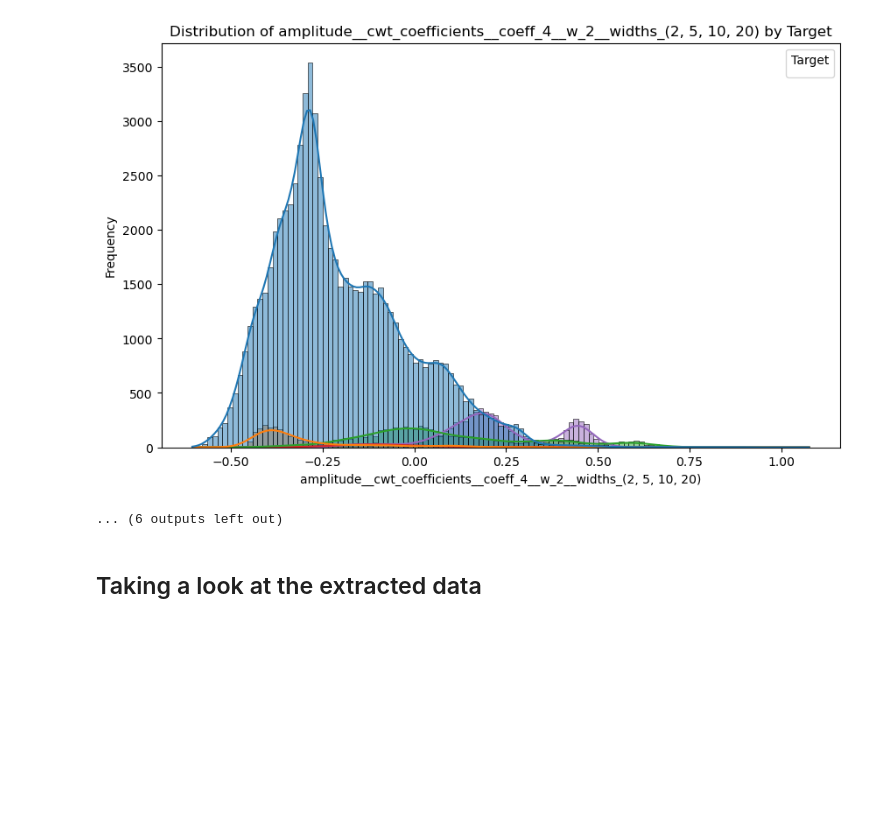
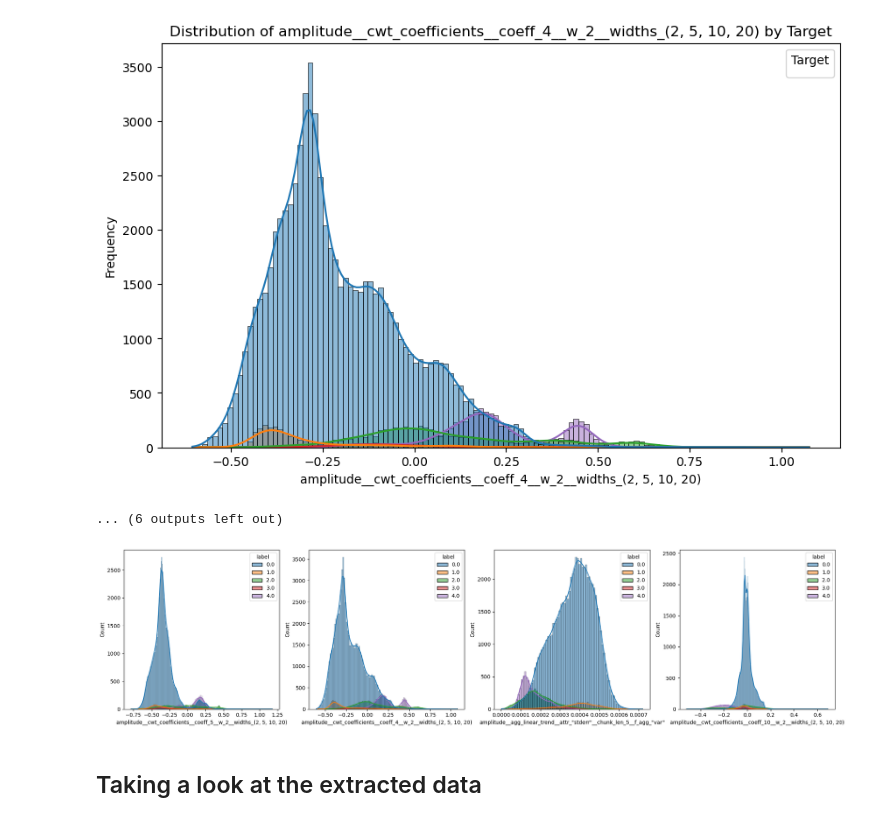
Before and after one commit to rtonetwotree/phase_5_project_ecg, a Jupyter notebook: notebooks/time_series_PCA_baseline.ipynb, the cells around one changed output. Cells and saved outputs as stored; diff of their text form; code cells hidden in the pictures; blank space fills up the shorter version.

```diff
--- a/notebooks/time_series_PCA_baseline.ipynb
+++ b/notebooks/time_series_PCA_baseline.ipynb
@@ -218,6 +192,29 @@ No artists with labels found to put in legend.  Note that artists whose label st
 No artists with labels found to put in legend.  Note that artists whose label start with an underscore are ignored when legend() is called with no argument.
 [figure]
 ... (6 outputs left out)
+# %%
+import pandas as pd
+import matplotlib.pyplot as plt
+import seaborn as sns
+
+# Assuming 'extracted_features' is your DataFrame that now includes a 'label' column with numerical values
+# Note: Ensure 'label' column in 'extracted_features' DataFrame contains the numerical target labels
+
+# Set up the subplots
+fig, axes = plt.subplots(nrows=1, ncols=4, figsize=(20, 5))
+
+# Plot histograms with numerical labels as hue
+# Example feature names should be replaced with actual feature names from your DataFrame
+sns.histplot(data=extracted_features, x='amplitude__cwt_coefficients__coeff_5__w_2__widths_(2, 5, 10, 20)', kde=True, hue='label', palette="tab10", ax=axes[0])
+sns.histplot(data=extracted_features, x='amplitude__cwt_coefficients__coeff_4__w_2__widths_(2, 5, 10, 20)', kde=True, hue='label', palette="tab10", ax=axes[1])
+sns.histplot(data=extracted_features, x='amplitude__agg_linear_trend__attr_"stderr"__chunk_len_5__f_agg_"var"', kde=True, hue='label', palette="tab10", ax=axes[2])
+sns.histplot(data=extracted_features, x='amplitude__cwt_coefficients__coeff_10__w_2__widths_(2, 5, 10, 20)', kde=True, hue='label', palette="tab10", ax=axes[3])
+
+# Set plot layout and show plots
+plt.tight_layout()
+plt.show()
+# %% [output]
+[figure, added]
 # %% [markdown]
 ## Taking a look at the extracted data
 # %%
```
Also changed, not shown: parts of 1 cell of this notebook, 3 other files.
